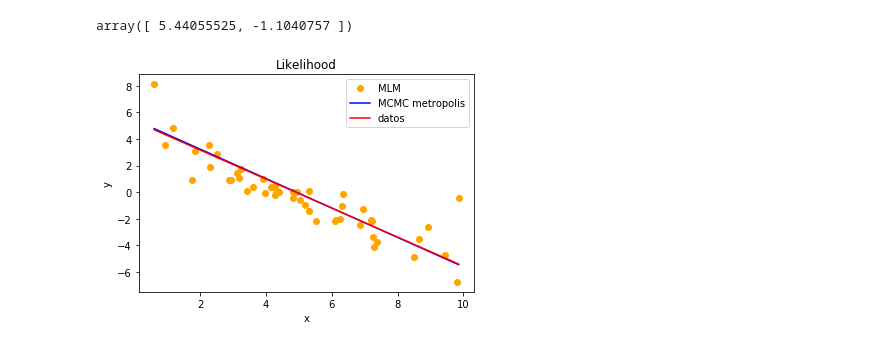
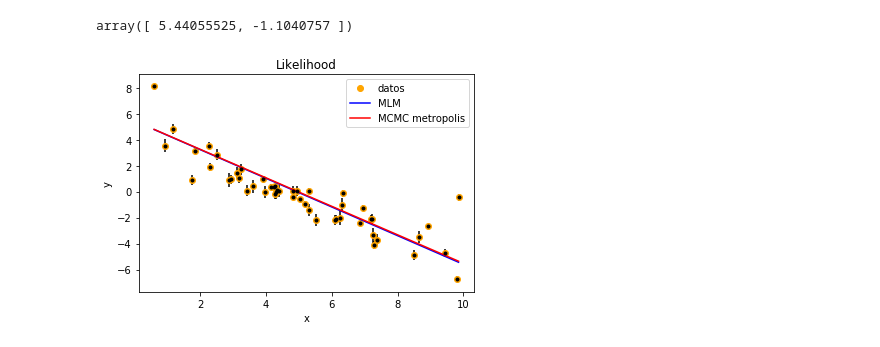
Before and after one commit to DCIDA2019/dcida2020ii-MarcoAntonioGarcia, a Jupyter notebook: Oct16/Oct16_Tarea_Final.ipynb, the cells around one changed output. Cells and saved outputs as stored; diff of their text form; code cells hidden in the pictures.

Commit message:
Add files via upload
se agrega nuevamente el trabajo de esta fecha donde se ha modificado la función para calcular el Prior, ya que antes se usaba como un cero, se agrego lo visto en la asesoría

```diff
--- a/Oct16/Oct16_Tarea_Final.ipynb
+++ b/Oct16/Oct16_Tarea_Final.ipynb
@@ -11,13 +22,14 @@ data=np.load('fit_exercise.npy')
 # %%
-def calc_posterior(a, b, t=data[2], y=data[1], x=data[0]):     #función para encontrar el postirior
-    #usando un Prior Gausiano Plano tenemos que Prior=1, entonces, como Ln(1)=0 tendremos que el postirior tiene solo
-    #la contribución del likelihood
-    logp=0
-    mu = a + b*x                          #calculamos el valore del modelo segun los datos (modelo lineal)
-
-    logp += -0.5*np.sum(np.log(2*np.pi*t**2)+(y - mu)**2/(t**2))      # sumatoria del likelihood (t es el sigma propuesto)
-
-    return logp
+def Likelihood(a, b, t=data[2], y=data[1], x=data[0]):
+    log_like=0
+    mu = a + b*x
+    log_like += -0.5*np.sum(np.log(2*np.pi*t**2)+(y - mu)**2/(t**2))
+    return log_like
+# %%
+def calc_posterior(a, b, t=data[2], y=data[1], x=data[0]):
+    log_posterior=0
+    log_posterior = Likelihood(a,b)
+    return log_posterior
 # %%
 def metropolis(n_iterations, initial_values, prop_var):
 
@@ -50,7 +62,7 @@ def metropolis(n_iterations, initial_values, prop_var):
     return evolution, evolution_R, accepted
 # %%
 n_iterations=10000
-initial_values=[-4,-1]
+initial_values=[5,4]
 prop_des=.06
 evolution = metropolis(n_iterations,initial_values,prop_des)
 EV=evolution[0]
@@ -175,13 +183,14 @@ array([ 5.44055525, -1.1040757 ])
 # %%
 plt.plot(data[0],data[1], 'o', color='orange')
 plt.plot(X,y, color='blue')
 plt.plot(data[0],ysol, color='red')
 plt.xlabel('x')
 plt.ylabel('y')
+plt.errorbar(data[0],data[1],data[2], fmt='.k')
 plt.title('Likelihood')
-plt.legend(('MLM', 'MCMC metropolis', 'datos'), loc='upper right')
+plt.legend(('datos','MLM', 'MCMC metropolis'), loc='upper right')
 plt.show()
 # %% [output]
-[figure, old version]
+[figure, new version]
 # %% [markdown]
 ![](bayes.jpg)
```
Also changed, not shown: parts of 5 cells of this notebook.
